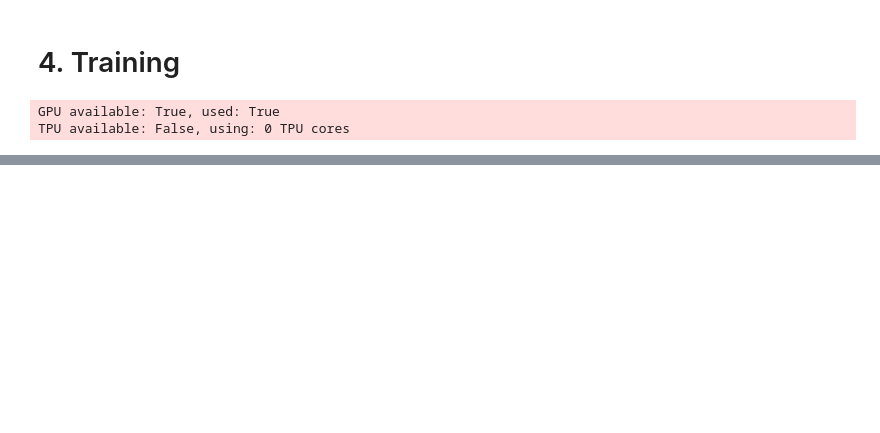
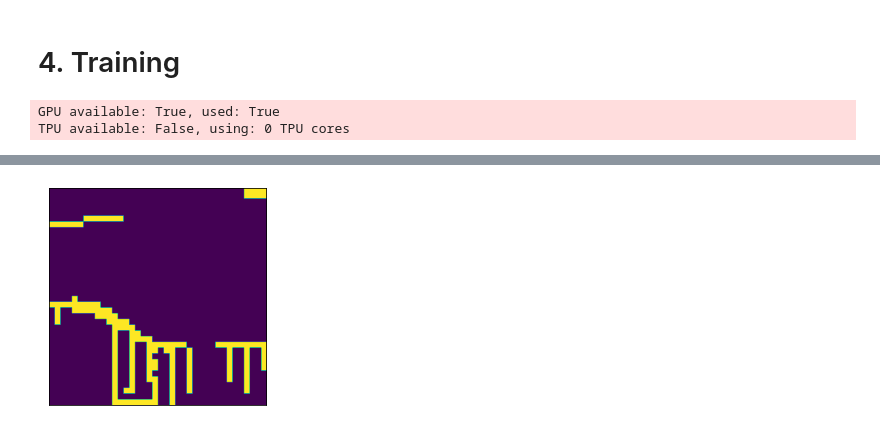
Before and after one commit to ehratjon/cil_2021, a Jupyter notebook: lightning.ipynb, the cells around one changed output, grey strips where cells are left out. Cells and saved outputs as stored; diff of their text form; code cells hidden in the pictures; blank space fills up the shorter version.

```diff
--- a/lightning.ipynb
+++ b/lightning.ipynb
@@ -201,0 +196,4 @@ trainer.test()
+# %%
+show_image(mask_to_patched_mask(t.cpu()))
+# %% [output]
+[figure, added]
```
Also changed, not shown: parts of 48 cells of this notebook, 4 other files.
